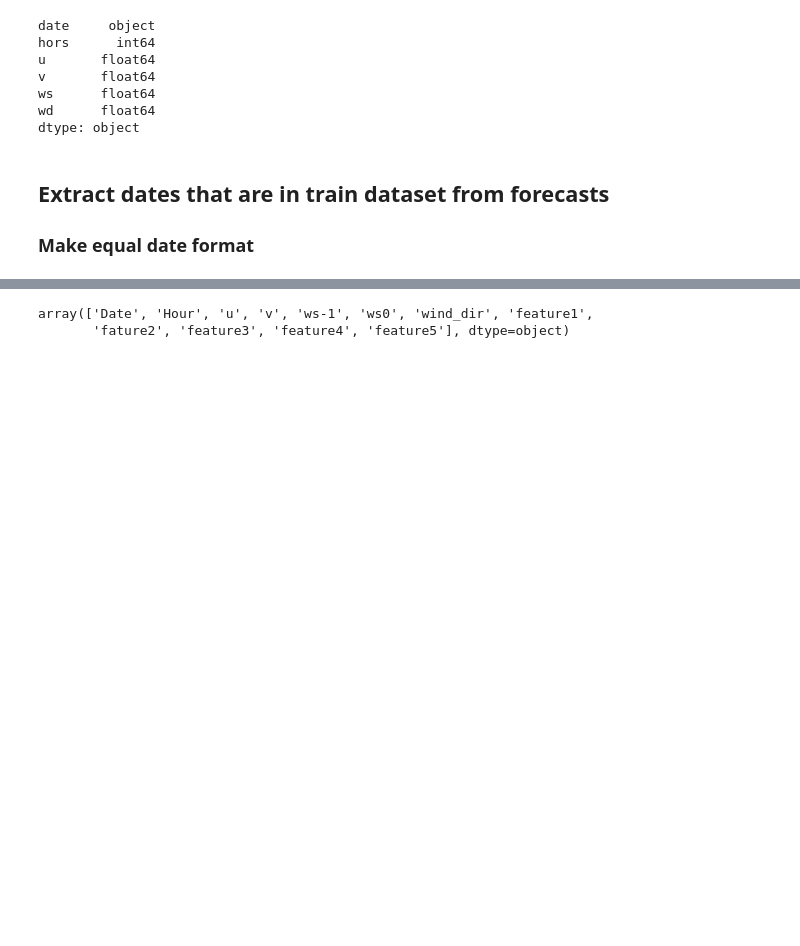
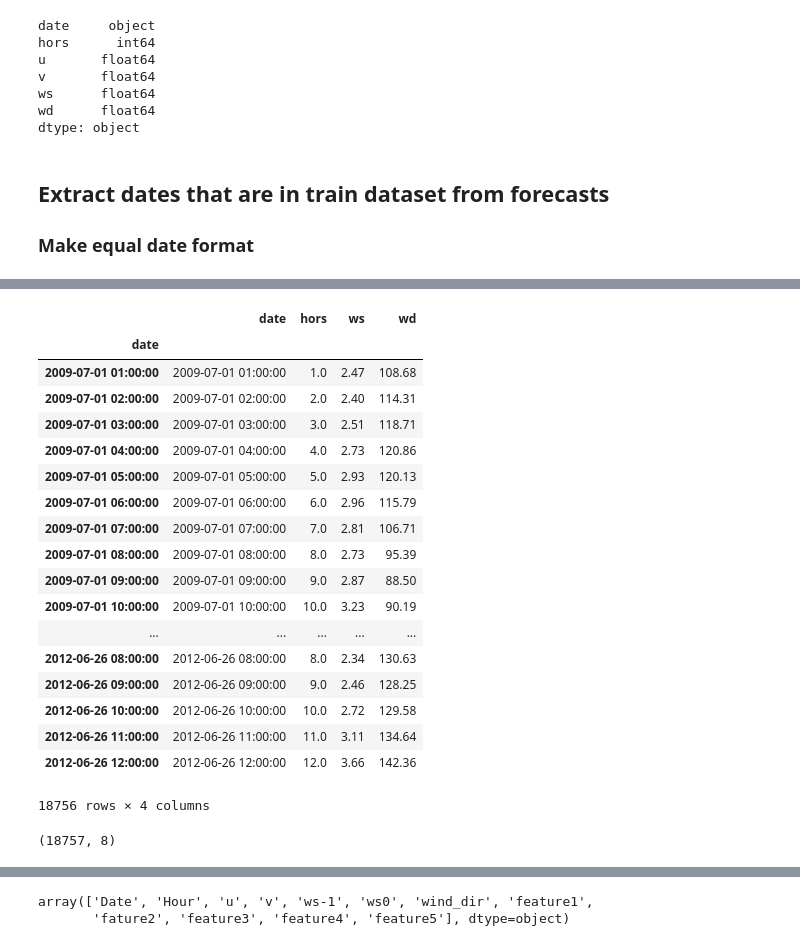
Before and after one commit to Pontius1007/TDT4859, a Jupyter notebook: Data exploration.ipynb, the cells around one changed output, grey strips where cells are left out. Drawn from its saved outputs; the diff is of its cells as text; code cells hidden in the pictures; blank space fills up the shorter version.

```diff
--- a/Data exploration.ipynb
+++ b/Data exploration.ipynb
@@ -516,0 +485,3 @@ tdf2.insert(4, 'ws-1', 0)
+# %%
+wf1_df = prepare_columns(wf1_df)
+wf1_df.head()
@@ -516,0 +496,3 @@ tdf2.insert(4, 'ws-1', 0)
+# %%
+wf1_df = create_features(wf1_df)
+wf1_df.head()
@@ -516,0 +515,26 @@ tdf2.insert(4, 'ws-1', 0)
+# %%
+wf1_df.loc[wf1_df['date'].isin(train['date'])]
+# %% [output]
+|  | date | hors | ws | wd |
+| date |  |  |  |  |
+| 2009-07-01 01:00:00 | 2009-07-01 01:00:00 | 1.0 | 2.47 | 108.68 |
+| 2009-07-01 02:00:00 | 2009-07-01 02:00:00 | 2.0 | 2.40 | 114.31 |
+| 2009-07-01 03:00:00 | 2009-07-01 03:00:00 | 3.0 | 2.51 | 118.71 |
+| 2009-07-01 04:00:00 | 2009-07-01 04:00:00 | 4.0 | 2.73 | 120.86 |
+| 2009-07-01 05:00:00 | 2009-07-01 05:00:00 | 5.0 | 2.93 | 120.13 |
+| 2009-07-01 06:00:00 | 2009-07-01 06:00:00 | 6.0 | 2.96 | 115.79 |
+| 2009-07-01 07:00:00 | 2009-07-01 07:00:00 | 7.0 | 2.81 | 106.71 |
+| 2009-07-01 08:00:00 | 2009-07-01 08:00:00 | 8.0 | 2.73 | 95.39 |
+| 2009-07-01 09:00:00 | 2009-07-01 09:00:00 | 9.0 | 2.87 | 88.50 |
+| 2009-07-01 10:00:00 | 2009-07-01 10:00:00 | 10.0 | 3.23 | 90.19 |
+| ... | ... | ... | ... | ... |
+| 2012-06-26 08:00:00 | 2012-06-26 08:00:00 | 8.0 | 2.34 | 130.63 |
+| 2012-06-26 09:00:00 | 2012-06-26 09:00:00 | 9.0 | 2.46 | 128.25 |
+| 2012-06-26 10:00:00 | 2012-06-26 10:00:00 | 10.0 | 2.72 | 129.58 |
+| 2012-06-26 11:00:00 | 2012-06-26 11:00:00 | 11.0 | 3.11 | 134.64 |
+| 2012-06-26 12:00:00 | 2012-06-26 12:00:00 | 12.0 | 3.66 | 142.36 |
+18756 rows × 4 columns
+# %%
+train.shape
+# %% [output]
+(18757, 8)
```
Also changed, not shown: parts of 46 cells of this notebook.
